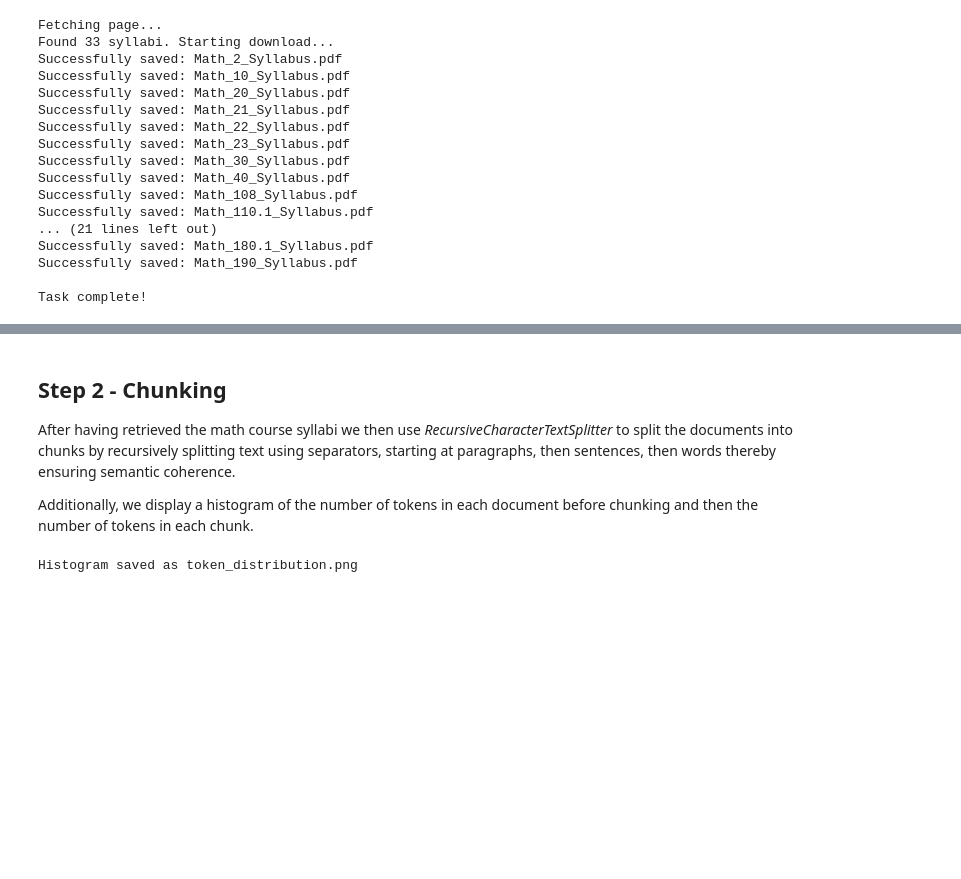
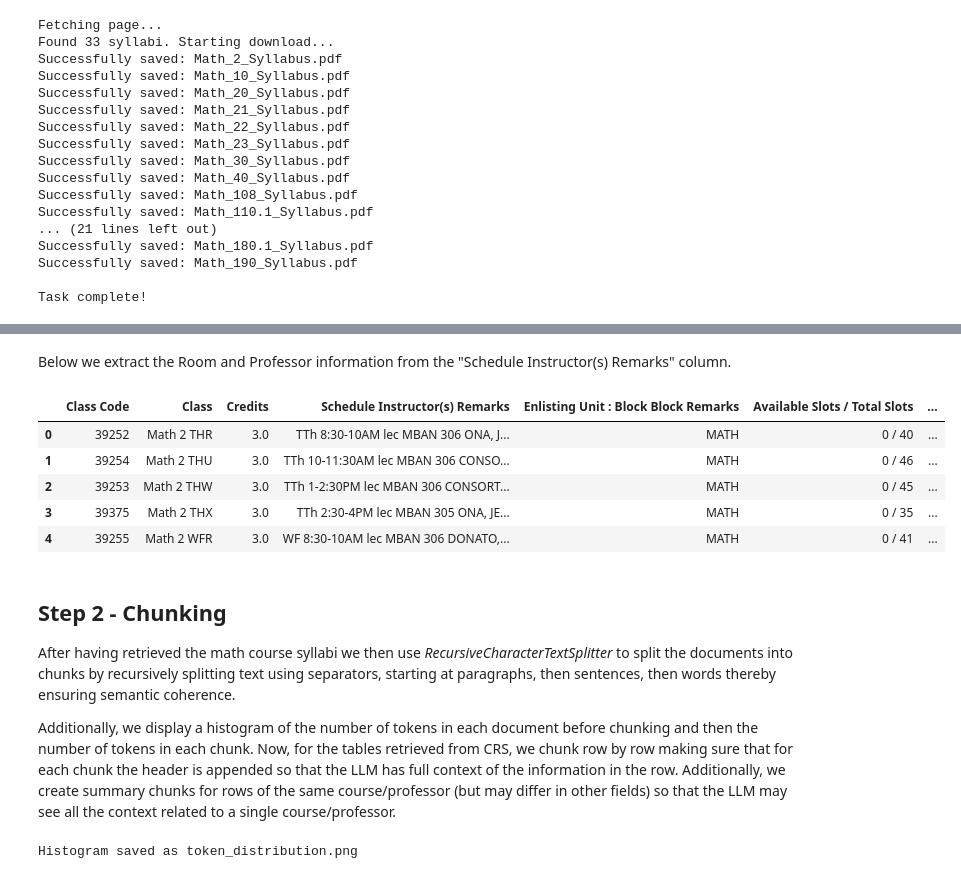
Before and after one commit to Othello117/UPD-Course-Syllabi-RAG, a Jupyter notebook: UPD Courses RAG.ipynb, the cells around one changed output, grey strips where cells are left out. Cells and saved outputs as stored; diff of their text form; code cells hidden in the pictures; blank space fills up the shorter version.

```diff
--- a/UPD Courses RAG.ipynb
+++ b/UPD Courses RAG.ipynb
@@ -77,9 +180,78 @@ Task complete!
+# %% [markdown]
+Below we extract the Room and Professor information from the "Schedule  Instructor(s)  Remarks" column.
+# %%
+# Below we apply the extraction logic to the entire dataframe
+
+def format_prof_name(name_str):
+    """Converts 'LASTNAME, FIRSTNAME' to 'FIRSTNAME LASTNAME'"""
+    parts = name_str.split(',')
+    if len(parts) == 2:
+        first_name_parts = parts[1].strip().split()
+        # Drop the isolated trailing 'F' (from words like 'Face')
+        if len(first_name_parts) > 0 and first_name_parts[-1] == "F":
+            first_name_parts.pop()
+
+        first_name = " ".join(first_name_parts)
+        return f"{first_name} {parts[0].strip()}"
+    return name_str.strip()
+
+def extract_info(entry):
+    room = None
+    prof = None
+
+    if pd.isna(entry):
+        return pd.Series([room, prof])
+
+    entry_str = str(entry).strip()
+
+    # 1. Match the initial schedule part (Days, Time, Type)
+    # The rest of the string is captured in group 4
+    sched_pattern = r"^([a-zA-Z]+)\s+([\d:a-zA-Z-]+)\s+([a-zA-Z]+)\s+(.*)$"
+    match = re.match(sched_pattern, entry_str)
+
+    if match:
+        rest = match.group(4)
+
+        # 2. Extract Professor. They are usually ALL CAPS formatted as "LAST, FIRST"
+        # We also account for multiple professors separated by a slash (/)
+        prof_pattern = r"([A-ZÑ\-\s\.]+,\s+[A-ZÑ\-\s\.]+(?:\s*/\s*[A-ZÑ\-\s\.]+,\s+[A-ZÑ\-\s\.]+)*)"
+        prof_match = re.search(prof_pattern, rest)
+
+        if prof_match:
+            prof_raw = prof_match.group(1).strip()
+
+            # The room is everything before the professor's name
+            room = rest[:prof_match.start()].strip()
+
+            # Format and join professor names
+            profs = []
+            for p in prof_raw.split('/'):
+                profs.append(format_prof_name(p))
+            prof = ", ".join(profs)
+        else:
+            # If no professor pattern matched, the remaining text is likely just the room
+            room = rest.strip()
+
+    return pd.Series([room, prof])
+
+# 2. Extract from the column to create 'Room' and 'Professor'
+df_merged[['Room', 'Professor']] = df_merged['Schedule  Instructor(s)  Remarks'].apply(extract_info)
+
+# Display the first few rows to verify the extraction
+display(df_merged.head())
+# %% [output]
+|  | Class Code | Class | Credits | Schedule Instructor(s) Remarks | Enlisting Unit : Block Block Remarks | Available Slots / Total Slots | ... |
+| 0 | 39252 | Math 2 THR | 3.0 | TTh 8:30-10AM lec MBAN 306 ONA, J... | MATH | 0 / 40 | ... |
+| 1 | 39254 | Math 2 THU | 3.0 | TTh 10-11:30AM lec MBAN 306 CONSO... | MATH | 0 / 46 | ... |
+| 2 | 39253 | Math 2 THW | 3.0 | TTh 1-2:30PM lec MBAN 306 CONSORT... | MATH | 0 / 45 | ... |
+| 3 | 39375 | Math 2 THX | 3.0 | TTh 2:30-4PM lec MBAN 305 ONA, JE... | MATH | 0 / 35 | ... |
+| 4 | 39255 | Math 2 WFR | 3.0 | WF 8:30-10AM lec MBAN 306 DONATO,... | MATH | 0 / 41 | ... |
 # %% [markdown]
 ## Step 2 - Chunking
 
 After having retrieved the math course syllabi we then use *RecursiveCharacterTextSplitter* to split the documents into chunks by recursively splitting text using separators, starting at paragraphs, then sentences, then words thereby ensuring semantic coherence.
 
-Additionally, we display a histogram of the number of tokens in each document before chunking and then the number of tokens in each chunk.
+Additionally, we display a histogram of the number of tokens in each document before chunking and then the number of tokens in each chunk. Now, for the tables retrieved from CRS, we chunk row by row making sure that for each chunk the header is appended so that the LLM has full context of the information in the row. Additionally, we create summary chunks for rows of the same course/professor (but may differ in other fields) so that the LLM may see all the context related to a single course/professor.
 # %%
 # 1. Setup
 path = "./UPD Math Syllabi"
```
Also changed, not shown: parts of 18 cells of this notebook.
